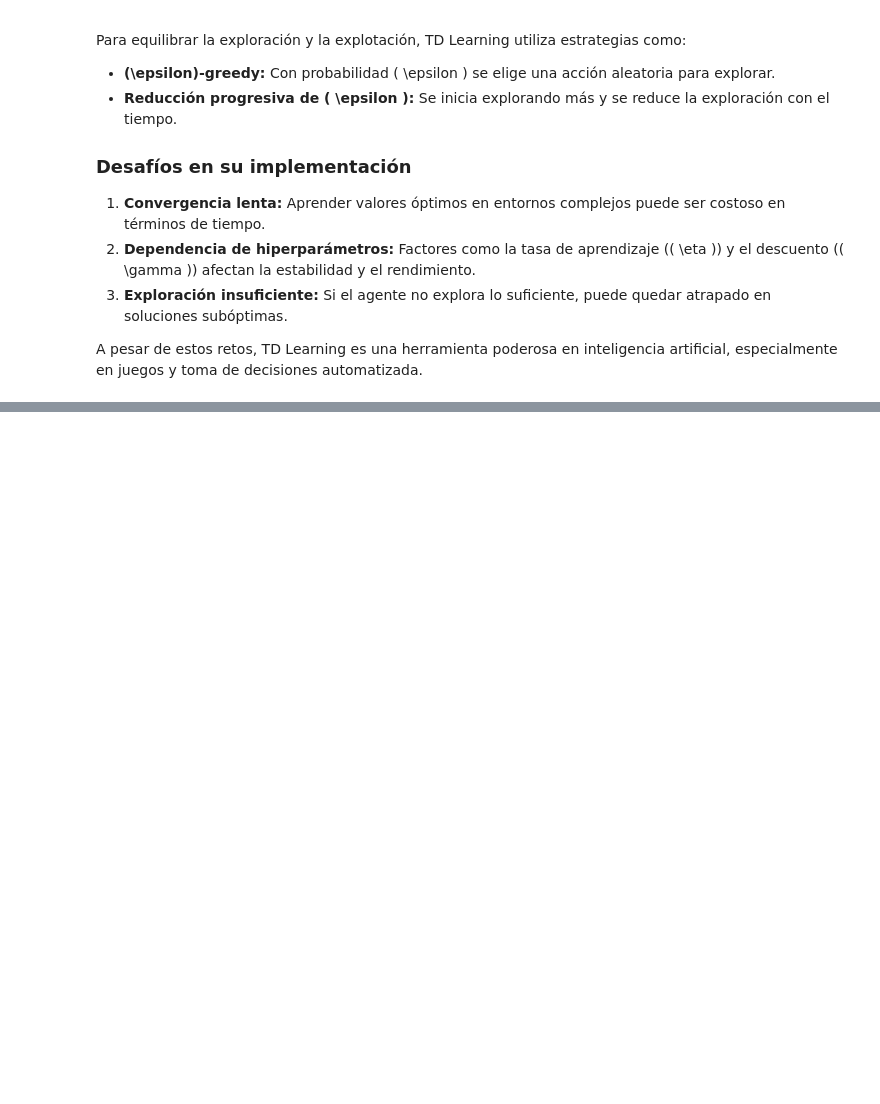
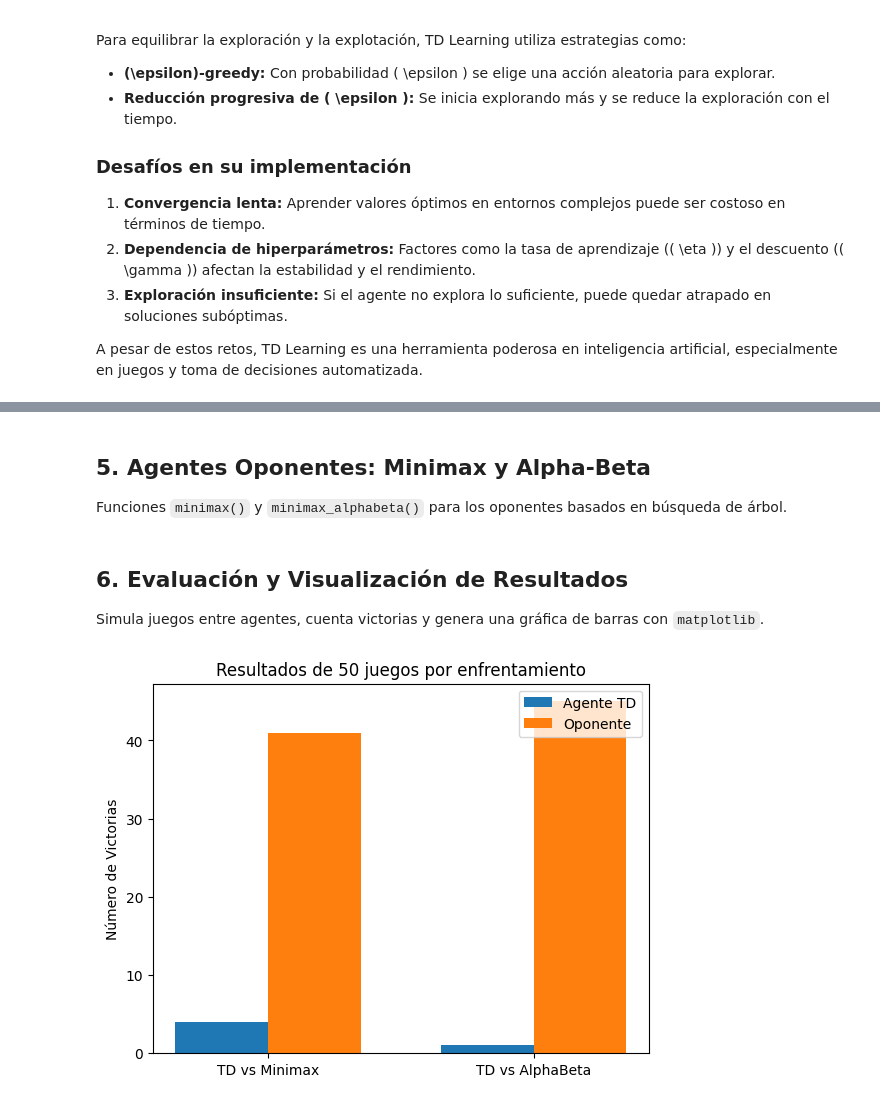
Before and after one commit to Andyfer004/Lab7-IA, a Jupyter notebook: Lab7IA.ipynb, the cells around one changed output, grey strips where cells are left out. Cells and saved outputs as stored; diff of their text form; code cells hidden in the pictures; blank space fills up the shorter version.

```diff
--- a/Lab7IA.ipynb
+++ b/Lab7IA.ipynb
@@ -93,0 +234,3 @@ A pesar de estos retos, TD Learning es una herramienta poderosa en inteligencia
+# %% [markdown]
+## 5. Agentes Oponentes: Minimax y Alpha-Beta
+Funciones `minimax()` y `minimax_alphabeta()` para los oponentes basados en búsqueda de árbol.
@@ -93,0 +316,75 @@ A pesar de estos retos, TD Learning es una herramienta poderosa en inteligencia
+# %% [markdown]
+## 6. Evaluación y Visualización de Resultados
+Simula juegos entre agentes, cuenta victorias y genera una gráfica de barras con `matplotlib`.
+# %%
+import matplotlib.pyplot as plt
+
+def jugar_partido(agent_td, opponent_func, depth=3, num_games=50, opponent_type="Minimax"):
+    # agent_td es el agente Q-learning, opponent_func es la función (minimax o minimax_alphabeta)
+    wins_td = 0
+    wins_opp = 0
+    game = ConnectFour()
+    for _ in range(num_games):
+        game.reset()
+        current_piece = 1  # Empezamos con el agente TD como 1
+        state = game.board.copy()
+        done = False
+        while not done:
+            valid_moves = game.valid_moves()
+            if current_piece == 1:
+                # Agente TD
+                action = agent_td.choose_action(state, valid_moves)
+            else:
+                # Oponente: utiliza la función minimax (o alpha-beta)
+                if opponent_type == "Minimax":
+                    action, _ = minimax(game, depth, True, -1)
+                else:
+                    action, _ = minimax_alphabeta(game, depth, -np.inf, np.inf, True, -1)
+                # Si minimax no devuelve acción, selecciona aleatoriamente
+                if action is None:
+                    action = np.random.choice(valid_moves)
+            game.drop_piece(action, current_piece)
+            state = game.board.copy()
+            # Verificar si hay ganador o empate
+            if game.check_winner(current_piece):
+                done = True
+                if current_piece == 1:
+                    wins_td += 1
+                else:
+                    wins_opp += 1
+            elif game.is_full():
+                done = True
+            current_piece *= -1
+    return wins_td, wins_opp
+
+# Supongamos que ya entrenamos el agente TD
+agent_td = QLearningAgent()
+# Entrenamiento (por ejemplo, 5000 episodios)
+train_td(agent_td, episodes=5000)
+
+# Jugar 50 juegos contra Minimax y 50 juegos contra Minimax con poda alpha-beta
+wins_td_minimax, wins_minimax = jugar_partido(agent_td, minimax, depth=3, num_games=50, opponent_type="Minimax")
+wins_td_alphabeta, wins_alphabeta = jugar_partido(agent_td, minimax_alphabeta, depth=3, num_games=50, opponent_type="AlphaBeta")
+
+# También se puede simular un enfrentamiento entre Minimax y Alpha-Beta si se requiere.
+
+# Graficar los resultados
+labels = ['TD vs Minimax', 'TD vs AlphaBeta']
+td_wins = [wins_td_minimax, wins_td_alphabeta]
+opp_wins = [wins_minimax, wins_alphabeta]
+
+x = np.arange(len(labels))
+width = 0.35
+
+fig, ax = plt.subplots()
+rects1 = ax.bar(x - width/2, td_wins, width, label='Agente TD')
+rects2 = ax.bar(x + width/2, opp_wins, width, label='Oponente')
+ax.set_ylabel('Número de Victorias')
+ax.set_title('Resultados de 50 juegos por enfrentamiento')
+ax.set_xticks(x)
+ax.set_xticklabels(labels)
+ax.legend()
+
+plt.show()
+# %% [output]
+[figure, added]
```
Also changed, not shown: parts of 10 cells of this notebook.
